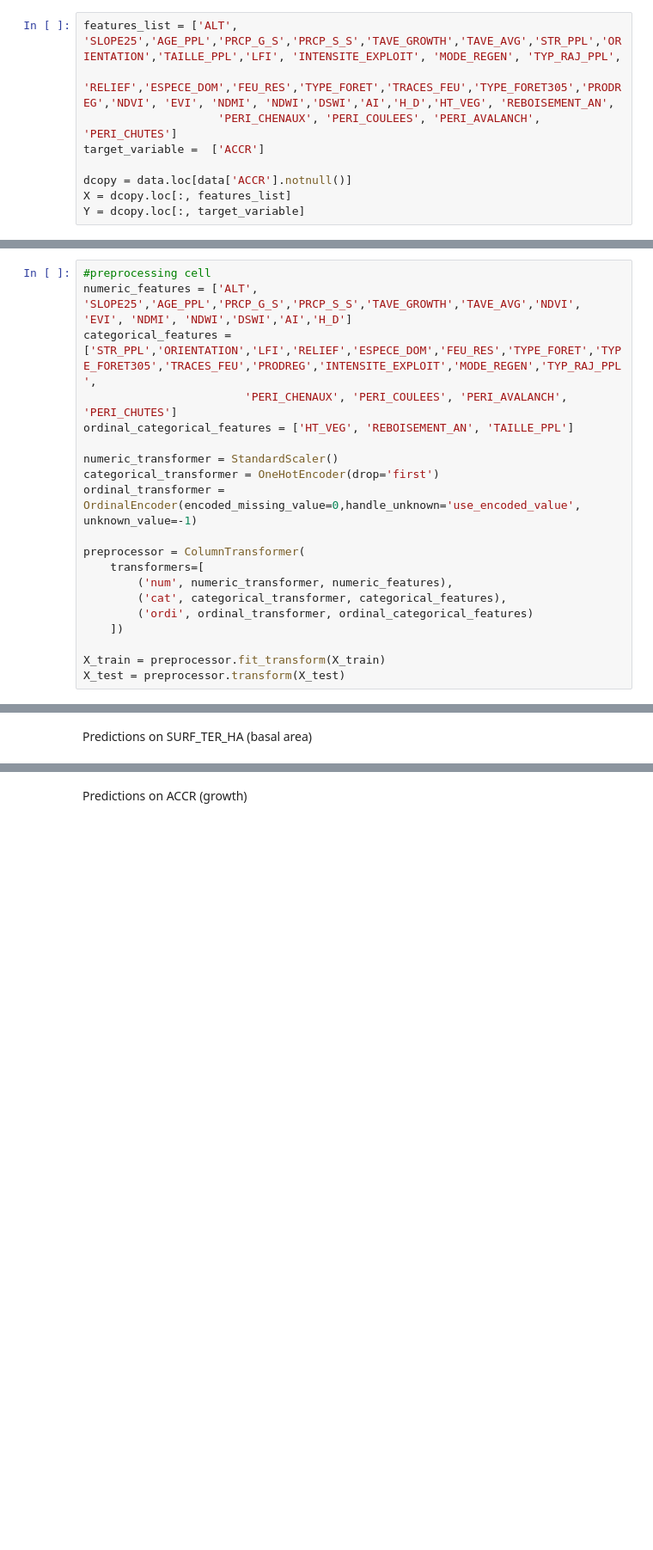
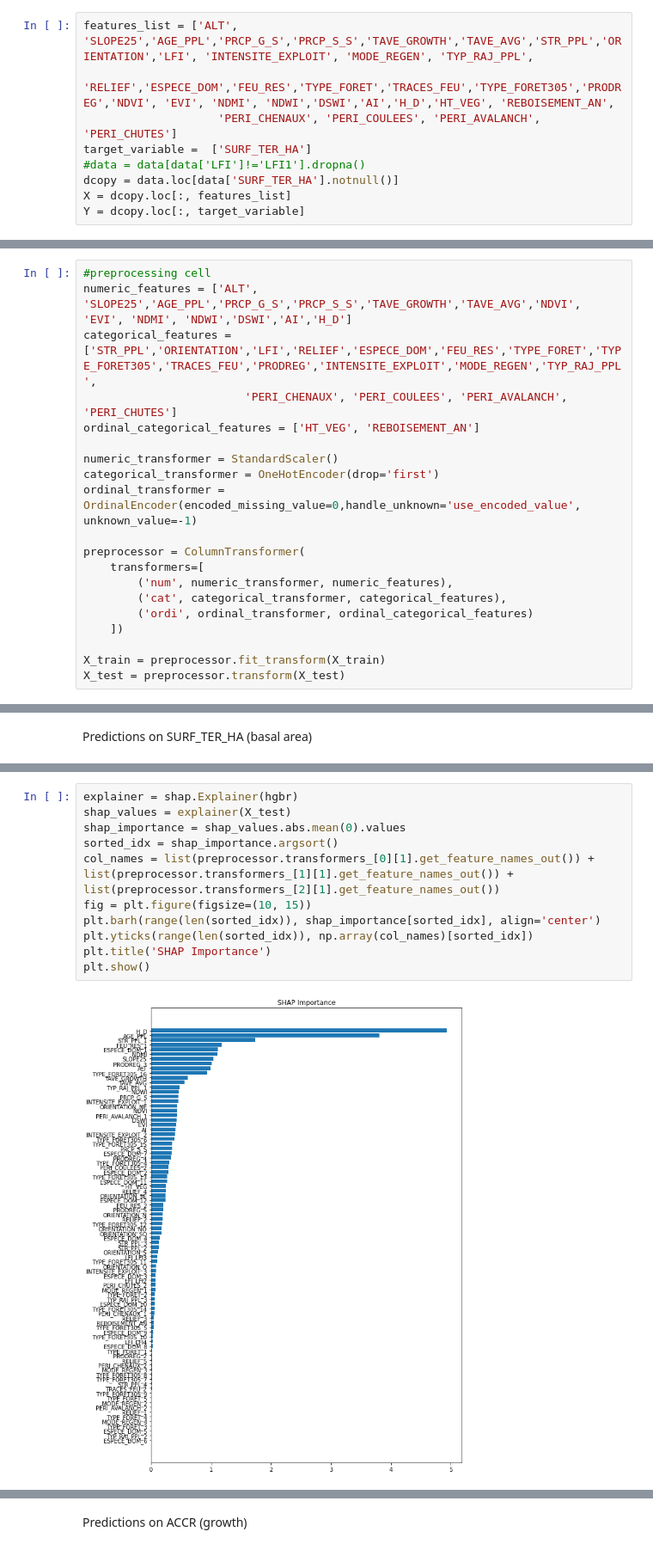
Before and after one commit to Ukratic/Protection-Forests, a Jupyter notebook: modeling.ipynb, the cells around one changed output, grey strips where cells are left out. Shown at 86% size. Saved outputs shown, nothing was run; the diff lists cells and outputs as text; blank space fills up the shorter version.

Commit message:
shap

```diff
--- a/modeling.ipynb
+++ b/modeling.ipynb
@@ -32,12 +34,12 @@ data["H_D"] = data['HAUTEUR_ARBRE'] / data['DBH']
 # %% [markdown]
 #### 1. Regression targeting <a href="https://en.wikipedia.org/wiki/Basal_area">basal area</a> or forest regeneration coverage rate.
 # %%
-features_list = ['ALT', 'SLOPE25','AGE_PPL','PRCP_G_S','PRCP_S_S','TAVE_GROWTH','TAVE_AVG','STR_PPL','ORIENTATION','TAILLE_PPL','LFI', 'INTENSITE_EXPLOIT', 'MODE_REGEN', 'TYP_RAJ_PPL',
+features_list = ['ALT', 'SLOPE25','AGE_PPL','PRCP_G_S','PRCP_S_S','TAVE_GROWTH','TAVE_AVG','STR_PPL','ORIENTATION','LFI', 'INTENSITE_EXPLOIT', 'MODE_REGEN', 'TYP_RAJ_PPL',
                     'RELIEF','ESPECE_DOM','FEU_RES','TYPE_FORET','TRACES_FEU','TYPE_FORET305','PRODREG','NDVI', 'EVI', 'NDMI', 'NDWI','DSWI','AI','H_D','HT_VEG', 'REBOISEMENT_AN',
                     'PERI_CHENAUX', 'PERI_COULEES', 'PERI_AVALANCH', 'PERI_CHUTES']
-target_variable =  ['ACCR']
-
-dcopy = data.loc[data['ACCR'].notnull()]
+target_variable =  ['SURF_TER_HA']
+#data = data[data['LFI']!='LFI1'].dropna()
+dcopy = data.loc[data['SURF_TER_HA'].notnull()]
 X = dcopy.loc[:, features_list]
 Y = dcopy.loc[:, target_variable]
 # %%
@@ -47,7 +49,7 @@ X_train, X_test, Y_train, Y_test = train_test_split(X, Y, test_size=0.20)
 numeric_features = ['ALT', 'SLOPE25','AGE_PPL','PRCP_G_S','PRCP_S_S','TAVE_GROWTH','TAVE_AVG','NDVI', 'EVI', 'NDMI', 'NDWI','DSWI','AI','H_D']
 categorical_features = ['STR_PPL','ORIENTATION','LFI','RELIEF','ESPECE_DOM','FEU_RES','TYPE_FORET','TYPE_FORET305','TRACES_FEU','PRODREG','INTENSITE_EXPLOIT','MODE_REGEN','TYP_RAJ_PPL',
                         'PERI_CHENAUX', 'PERI_COULEES', 'PERI_AVALANCH', 'PERI_CHUTES']
-ordinal_categorical_features = ['HT_VEG', 'REBOISEMENT_AN', 'TAILLE_PPL']
+ordinal_categorical_features = ['HT_VEG', 'REBOISEMENT_AN']
 
 numeric_transformer = StandardScaler()
 categorical_transformer = OneHotEncoder(drop='first')
@@ -82,0 +89,13 @@ r2-score on test set :  0.47013498416860455
+# %%
+explainer = shap.Explainer(hgbr)
+shap_values = explainer(X_test)
+shap_importance = shap_values.abs.mean(0).values
+sorted_idx = shap_importance.argsort()
+col_names = list(preprocessor.transformers_[0][1].get_feature_names_out()) + list(preprocessor.transformers_[1][1].get_feature_names_out()) + list(preprocessor.transformers_[2][1].get_feature_names_out())
+fig = plt.figure(figsize=(10, 15))
+plt.barh(range(len(sorted_idx)), shap_importance[sorted_idx], align='center')
+plt.yticks(range(len(sorted_idx)), np.array(col_names)[sorted_idx])
+plt.title('SHAP Importance')
+plt.show()
+# %% [output]
+[figure, added]
```
Also changed, not shown: parts of 16 cells of this notebook.
